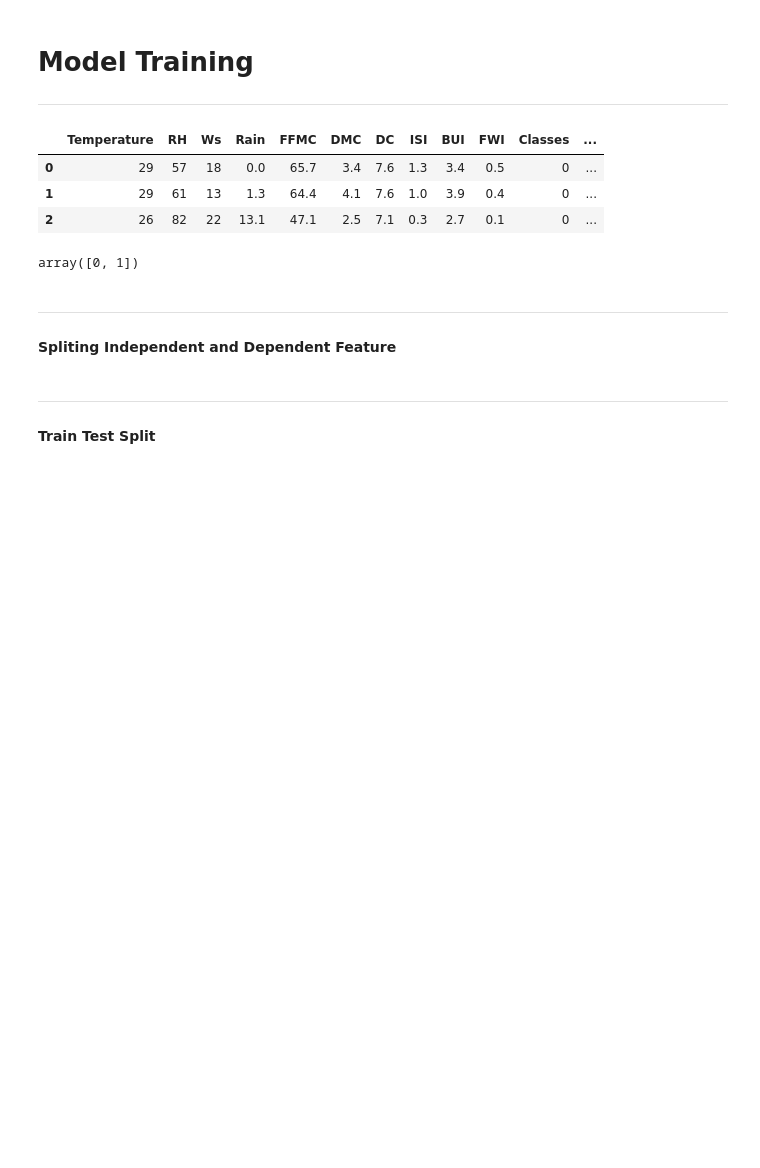
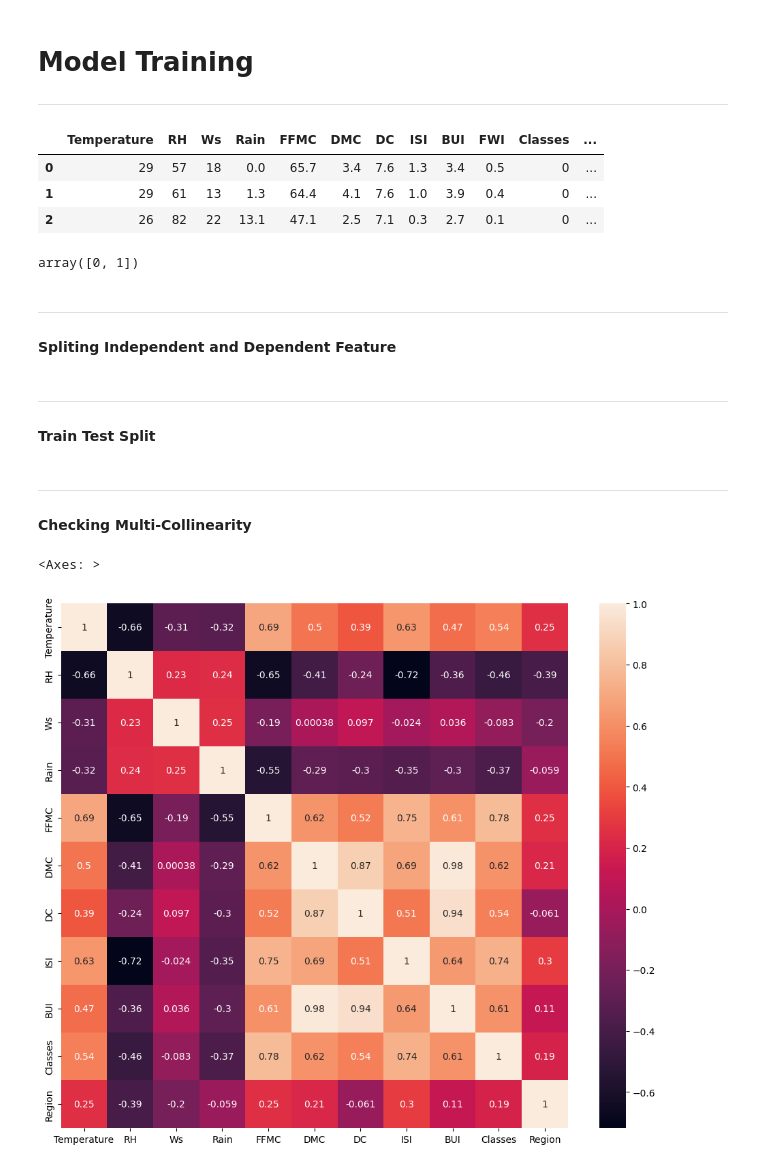
Before and after one commit to ShivamDevHere/machine-learning, a Jupyter notebook: 03-Fire Not Fire Classification/03-model training.ipynb, the cells around one changed output. Cells and saved outputs as stored; diff of their text form; code cells hidden in the pictures; blank space fills up the shorter version.

Commit message:
Plot: MultiCollinearity on Heat Map

```diff
--- a/03-Fire Not Fire Classification/03-model training.ipynb
+++ b/03-Fire Not Fire Classification/03-model training.ipynb
@@ -38,3 +38,13 @@ y = df['FWI']
 from sklearn.model_selection import train_test_split
 
 X_train, X_test, y_train, y_test = train_test_split(X,y,test_size=0.25,random_state=42)
+# %% [markdown]
+---
+#### Checking Multi-Collinearity
+# %%
+plt.figure(figsize=(12,10))
+corr = X_train.corr()
+sns.heatmap(corr, annot=True)
+# %% [output]
+<Axes: >
+[figure, added]
```
